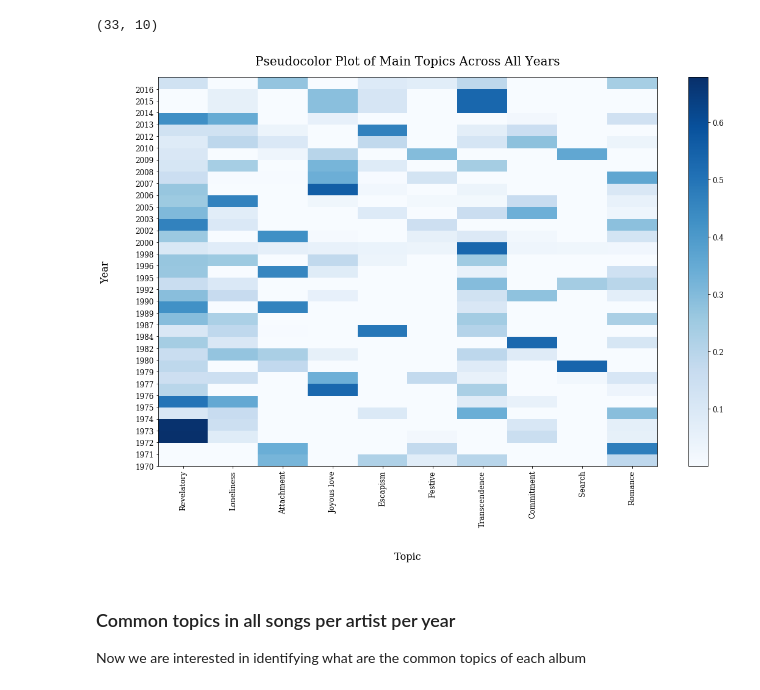
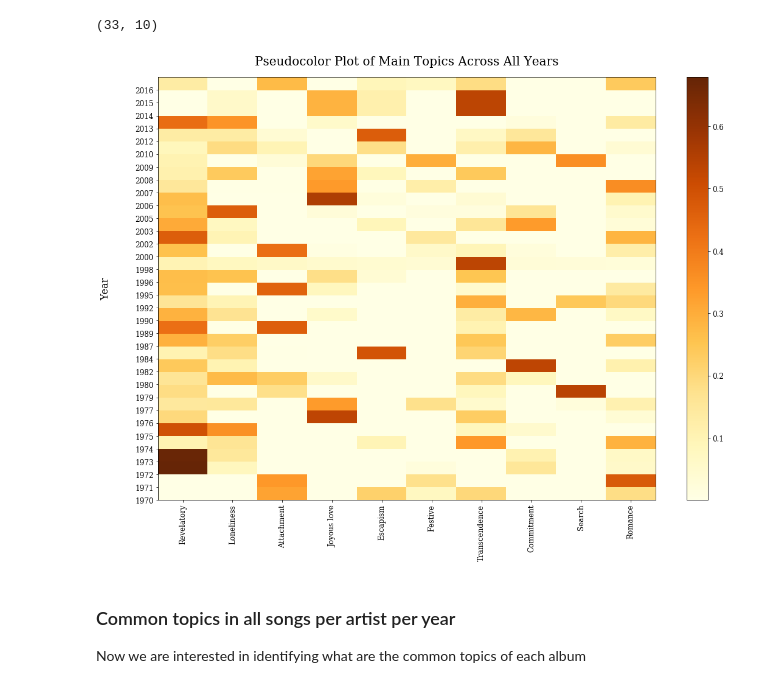
Before and after one commit to ludovicaschaerf/TMCI_Project, a Jupyter notebook: Project Pipeline.ipynb, the cells around one changed output. Drawn from its saved outputs; the diff is of its cells as text; code cells hidden in the pictures.

Commit message:
changed cmap

```diff
--- a/Project Pipeline.ipynb
+++ b/Project Pipeline.ipynb
@@ -1495,28 +1495,28 @@ for di, doc_topics in enumerate(lda_model.get_document_topics(lyrics_bow_corpus_
 # %%
 title_font = {'family': 'serif',
         'weight': 'normal',
         'fontsize': 20}
 
 label_font = {'family': 'serif',
         'weight': 'normal',
         'fontsize': 16}
 
 fig = plt.figure(figsize=(16, 12))
 
-plt.pcolor(doc2topics_years, norm=None, cmap ='Blues')
+plt.pcolor(doc2topics_years, norm=None, cmap ='YlOrBr')
 plt.yticks(np.arange(doc2topics_years.shape[0]), sorted_years)
 
 plt.xticks(np.arange(doc2topics_years.shape[1])+0.5, topics, rotation = 90)
 plt.colorbar(cmap='Blues')  # plot colorbar
 plt.ylabel("Year", labelpad = 40, fontdict=label_font)
 #plt.xlabel("Topic", labelpad = 40, fontdict=label_font)
 plt.title("Pseudocolor Plot of Main Topics Across All Years", pad=20, fontdict=title_font)
 plt.tight_layout()  # fixes margins
 plt.show()
 
 fig.savefig("pcolor_all_years.png")
 # %% [output]
-[figure, old version]
+[figure, new version]
 # %% [markdown]
 ### Common topics in all songs per artist per year
 Now we are interested in identifying what are the common topics of each album
```
